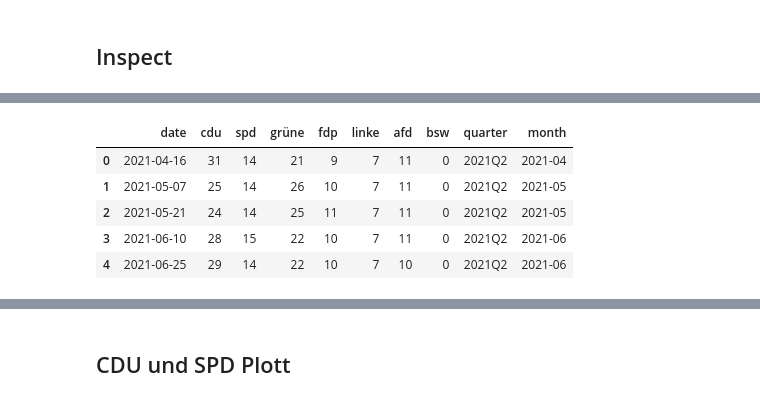
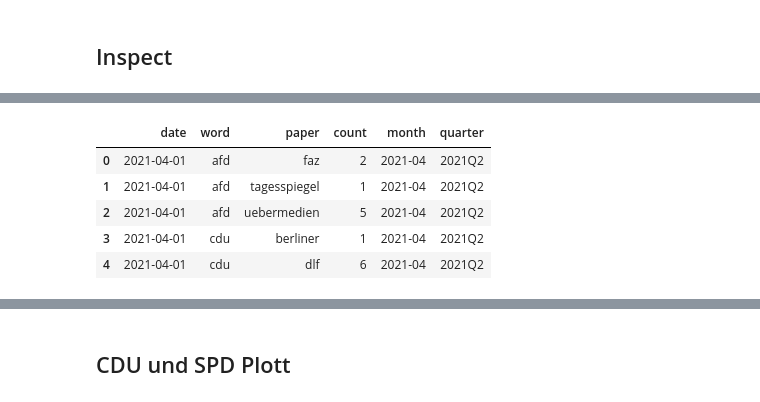
Before and after one commit to Reimser/ads_05_studienarbeit, a Jupyter notebook: source/notebooks/visualize.ipynb, the cells around one changed output, grey strips where cells are left out. Saved outputs shown, nothing was run; the diff lists cells and outputs as text; code cells hidden in the pictures.

Commit message:
eda erstellt
visus wieder beim alten gelassen und stattdessen neues notebook mit eda

```diff
--- a/source/notebooks/visualize.ipynb
+++ b/source/notebooks/visualize.ipynb
@@ -20,10 +20,8 @@ import matplotlib.ticker as mticker
 TEMPLATE_PATH = os.path.abspath(os.path.join(os.getcwd(), "..", "..", "_templates"))
 # %%
 # Daten einlesen
-alt_parteien = pd.read_pickle(os.path.join(TEMPLATE_PATH, "große.pickle"))
-neue_parteien = pd.read_pickle(os.path.join(TEMPLATE_PATH, "kleine.pickle"))
 wahlen_df = pd.read_pickle(os.path.join(TEMPLATE_PATH, "wahlen.pickle"))
-alle = pd.read_pickle(os.path.join(TEMPLATE_PATH, "alle_parteien.pickle"))
+wordcount_df = pd.read_pickle(os.path.join(TEMPLATE_PATH, "wordcount.pickle"))
 # %%
 # Liste der Parteifarben
 parteifarben = {'cdu': 'black', 'spd': 'red', 'grüne': 'green','grünen': 'green',
@@ -51,9 +31,9 @@ neue_parteien.head()
-# %%
-wahlen_df.head()
-# %% [output]
-|  | date | cdu | spd | grüne | fdp | linke | afd | bsw | quarter | month |
-| 0 | 2021-04-16 | 31 | 14 | 21 | 9 | 7 | 11 | 0 | 2021Q2 | 2021-04 |
-| 1 | 2021-05-07 | 25 | 14 | 26 | 10 | 7 | 11 | 0 | 2021Q2 | 2021-05 |
-| 2 | 2021-05-21 | 24 | 14 | 25 | 11 | 7 | 11 | 0 | 2021Q2 | 2021-05 |
-| 3 | 2021-06-10 | 28 | 15 | 22 | 10 | 7 | 11 | 0 | 2021Q2 | 2021-06 |
-| 4 | 2021-06-25 | 29 | 14 | 22 | 10 | 7 | 10 | 0 | 2021Q2 | 2021-06 |
+# %%
+wordcount_df.head()
+# %% [output]
+|  | date | word | paper | count | month | quarter |
+| 0 | 2021-04-01 | afd | faz | 2 | 2021-04 | 2021Q2 |
+| 1 | 2021-04-01 | afd | tagesspiegel | 1 | 2021-04 | 2021Q2 |
+| 2 | 2021-04-01 | afd | uebermedien | 5 | 2021-04 | 2021Q2 |
+| 3 | 2021-04-01 | cdu | berliner | 1 | 2021-04 | 2021Q2 |
+| 4 | 2021-04-01 | cdu | dlf | 6 | 2021-04 | 2021Q2 |
```
Also changed, not shown: parts of 4 cells of this notebook, 2 other files.
